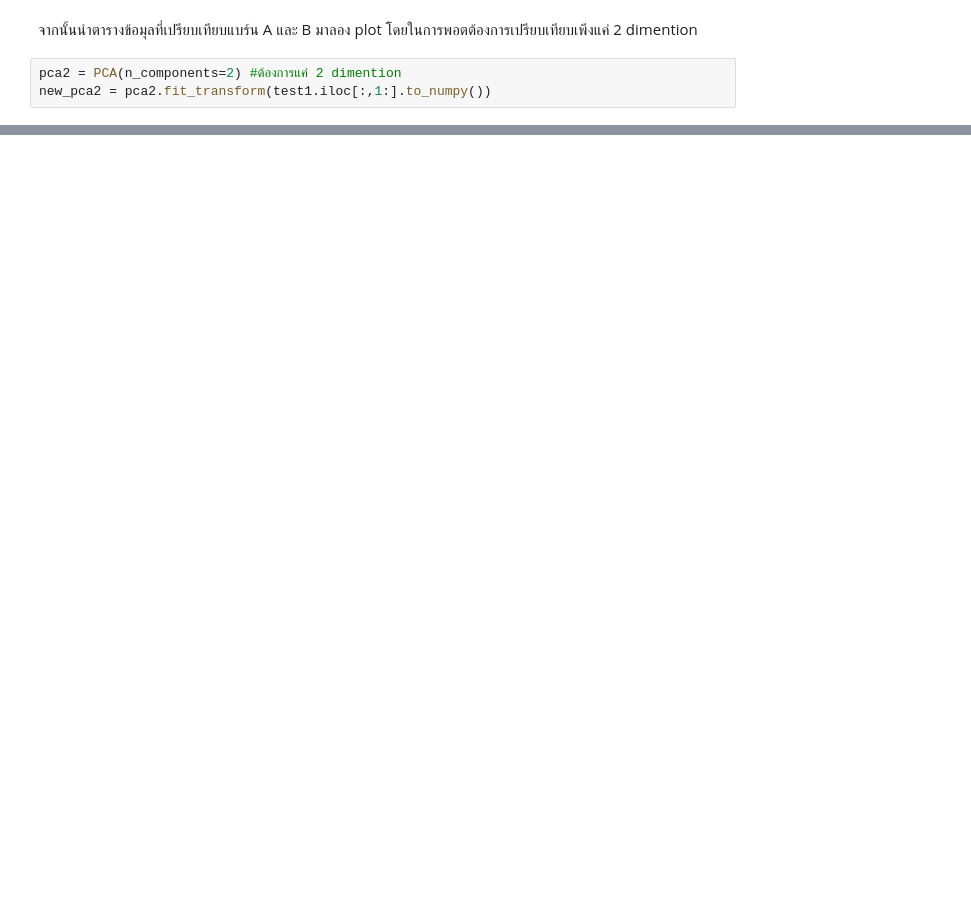
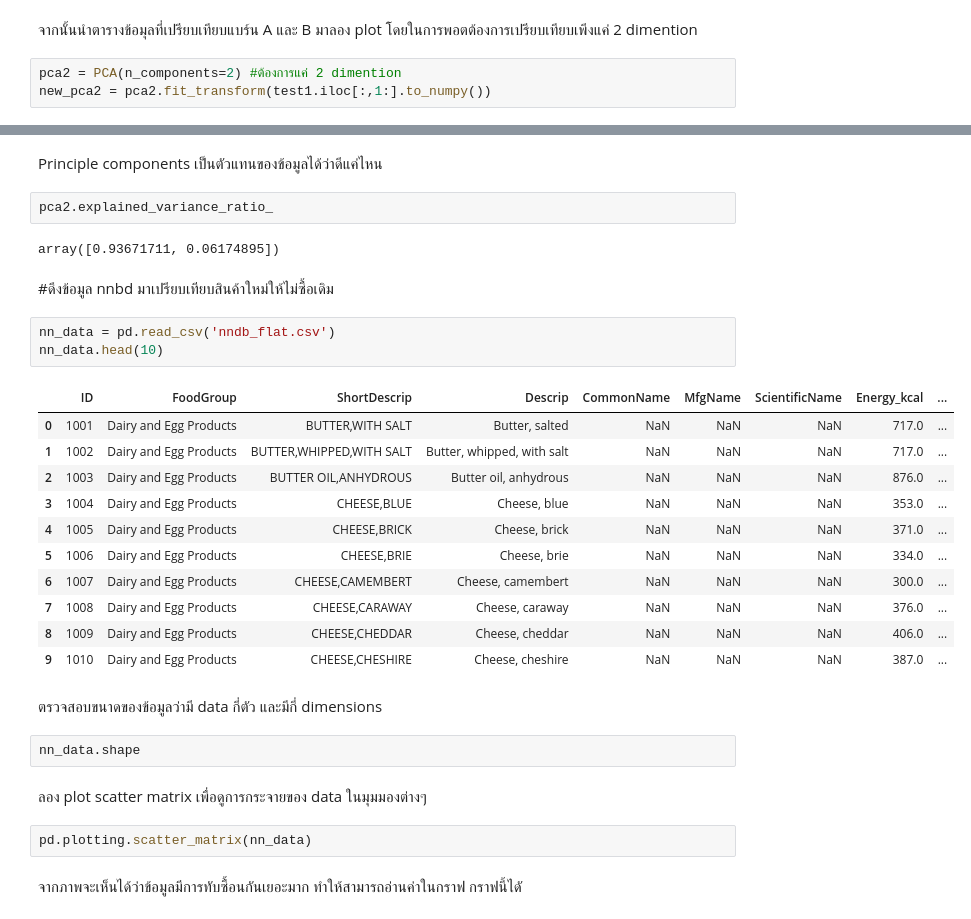
Before and after one commit to Kggzzz/Multivaririate, a Jupyter notebook: Exam01.ipynb, the cells around one changed output, grey strips where cells are left out. Drawn from its saved outputs; the diff is of its cells as text; blank space fills up the shorter version.

```diff
--- a/Exam01.ipynb
+++ b/Exam01.ipynb
@@ -283,0 +289,33 @@ plt.ylabel('fat'); ##ชื่อแกน y
+# %% [markdown]
+Principle components เป็นตัวแทนของข้อมูลได้ว่าดีแค่ไหน
+# %%
+pca2.explained_variance_ratio_
+# %% [output]
+array([0.93671711, 0.06174895])
+# %% [markdown]
+#ดึงข้อมูล nnbd มาเปรียบเทียบสินค้าใหม่ให้ไม่ซื้อเดิม
+# %%
+nn_data = pd.read_csv('nndb_flat.csv')
+nn_data.head(10)
+# %% [output]
+|  | ID | FoodGroup | ShortDescrip | Descrip | CommonName | MfgName | ScientificName | Energy_kcal | ... |
+| 0 | 1001 | Dairy and Egg Products | BUTTER,WITH SALT | Butter, salted | NaN | NaN | NaN | 717.0 | ... |
+| 1 | 1002 | Dairy and Egg Products | BUTTER,WHIPPED,WITH SALT | Butter, whipped, with salt | NaN | NaN | NaN | 717.0 | ... |
+| 2 | 1003 | Dairy and Egg Products | BUTTER OIL,ANHYDROUS | Butter oil, anhydrous | NaN | NaN | NaN | 876.0 | ... |
+| 3 | 1004 | Dairy and Egg Products | CHEESE,BLUE | Cheese, blue | NaN | NaN | NaN | 353.0 | ... |
+| 4 | 1005 | Dairy and Egg Products | CHEESE,BRICK | Cheese, brick | NaN | NaN | NaN | 371.0 | ... |
+| 5 | 1006 | Dairy and Egg Products | CHEESE,BRIE | Cheese, brie | NaN | NaN | NaN | 334.0 | ... |
+| 6 | 1007 | Dairy and Egg Products | CHEESE,CAMEMBERT | Cheese, camembert | NaN | NaN | NaN | 300.0 | ... |
+| 7 | 1008 | Dairy and Egg Products | CHEESE,CARAWAY | Cheese, caraway | NaN | NaN | NaN | 376.0 | ... |
+| 8 | 1009 | Dairy and Egg Products | CHEESE,CHEDDAR | Cheese, cheddar | NaN | NaN | NaN | 406.0 | ... |
+| 9 | 1010 | Dairy and Egg Products | CHEESE,CHESHIRE | Cheese, cheshire | NaN | NaN | NaN | 387.0 | ... |
+# %% [markdown]
+ตรวจสอบขนาดของข้อมูลว่ามี data กี่ตัว และมีกี่ dimensions
+# %%
+nn_data.shape
+# %% [markdown]
+ลอง plot scatter matrix เพื่อดูการกระจายของ data ในมุมมองต่างๆ
+# %%
+pd.plotting.scatter_matrix(nn_data)
+# %% [markdown]
+จากภาพจะเห็นได้ว่าข้อมูลมีการทับซื้อนกันเยอะมาก ทำให้สามารถอ่านค่าในกราฟ กราฟนี้ไดั
```
Also changed, not shown: parts of 23 cells of this notebook.
